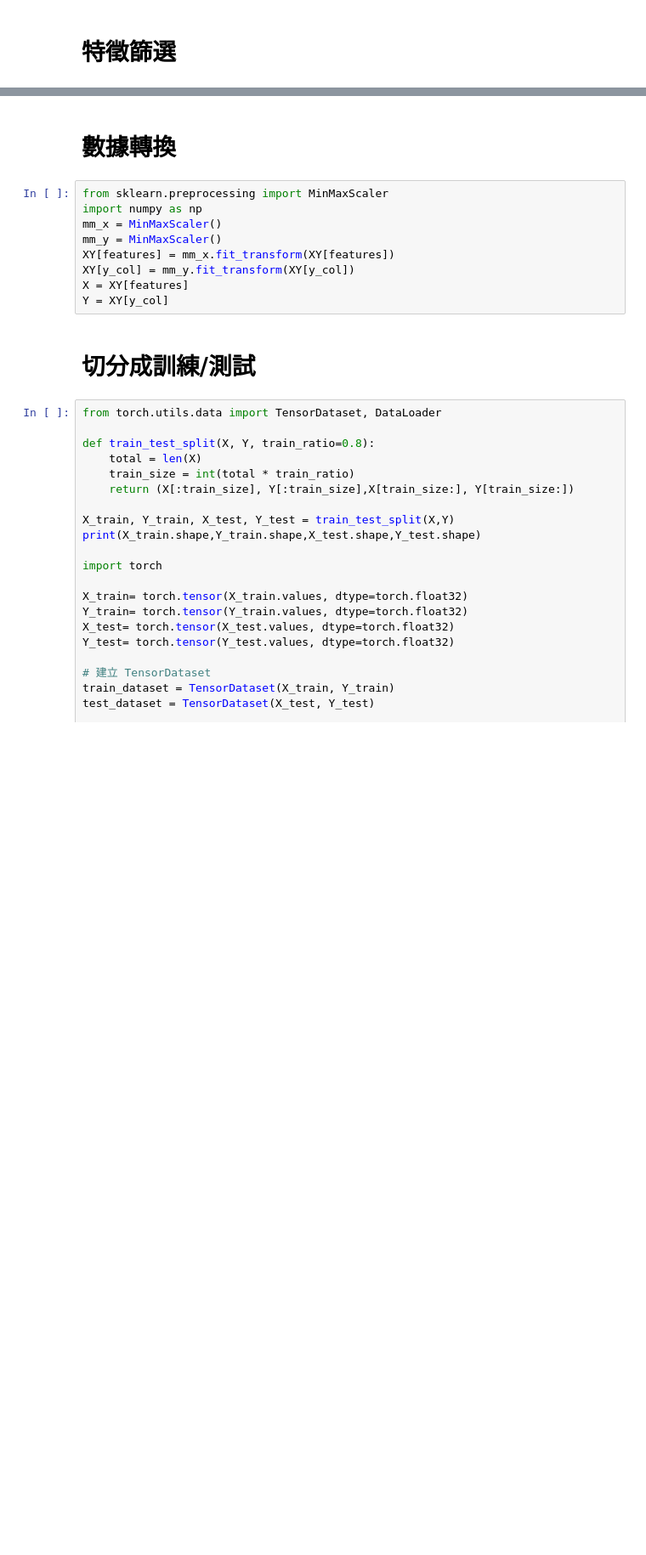
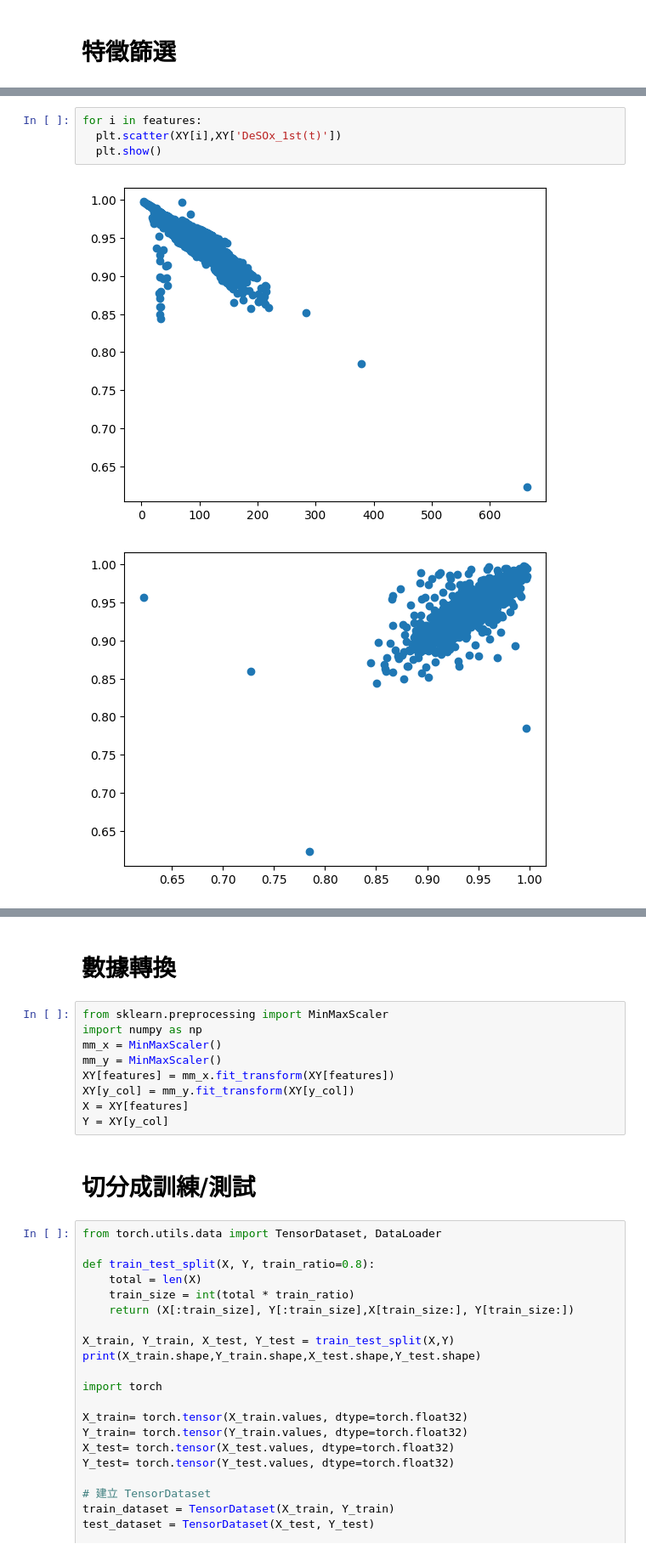
Before and after one commit to skywalker0803r/CFB, a Jupyter notebook: NARX第一段脫硫效率.ipynb, the cells around one changed output, grey strips where cells are left out. Shown at 85% size. Cells and saved outputs as stored; diff of their text form; blank space fills up the shorter version.

```diff
--- a/NARX第一段脫硫效率.ipynb
+++ b/NARX第一段脫硫效率.ipynb
@@ -376 +407,8 @@ print(y_col)
 ['DeSOx_1st(t)']
+# %%
+for i in features:
+  plt.scatter(XY[i],XY['DeSOx_1st(t)'])
+  plt.show()
+# %% [output]
+[figure, added]
+[figure, added]
```
Also changed, not shown: parts of 12 cells of this notebook.
